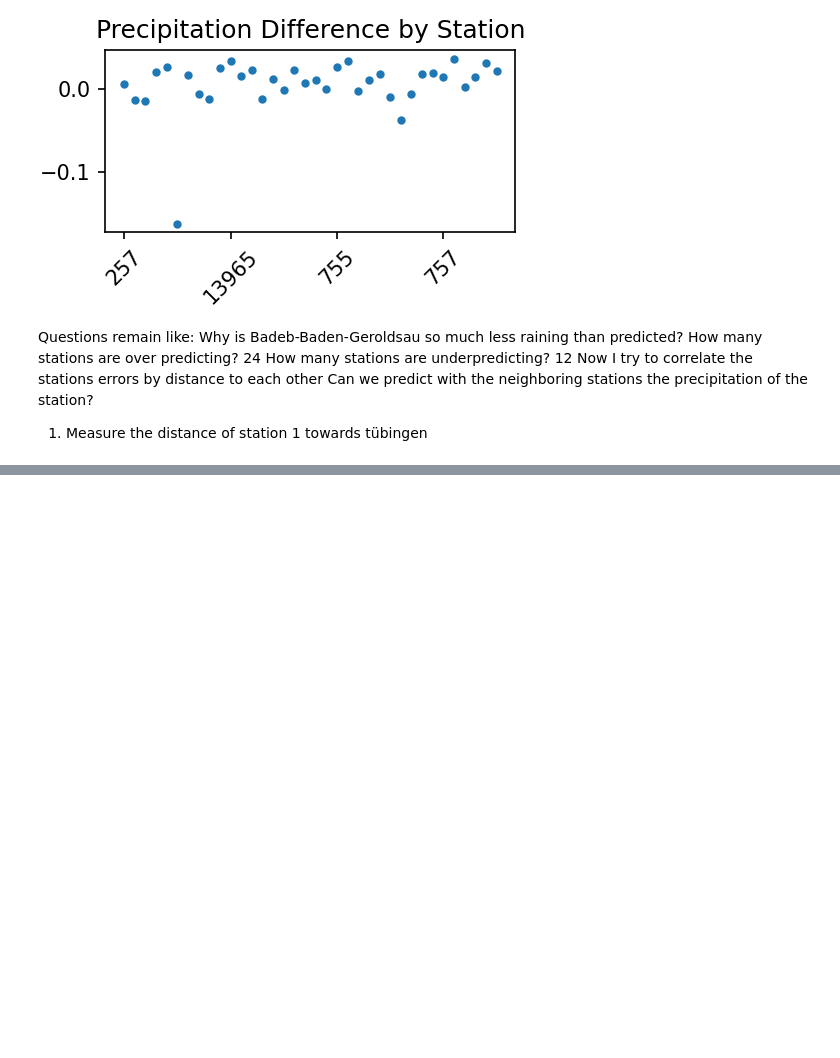
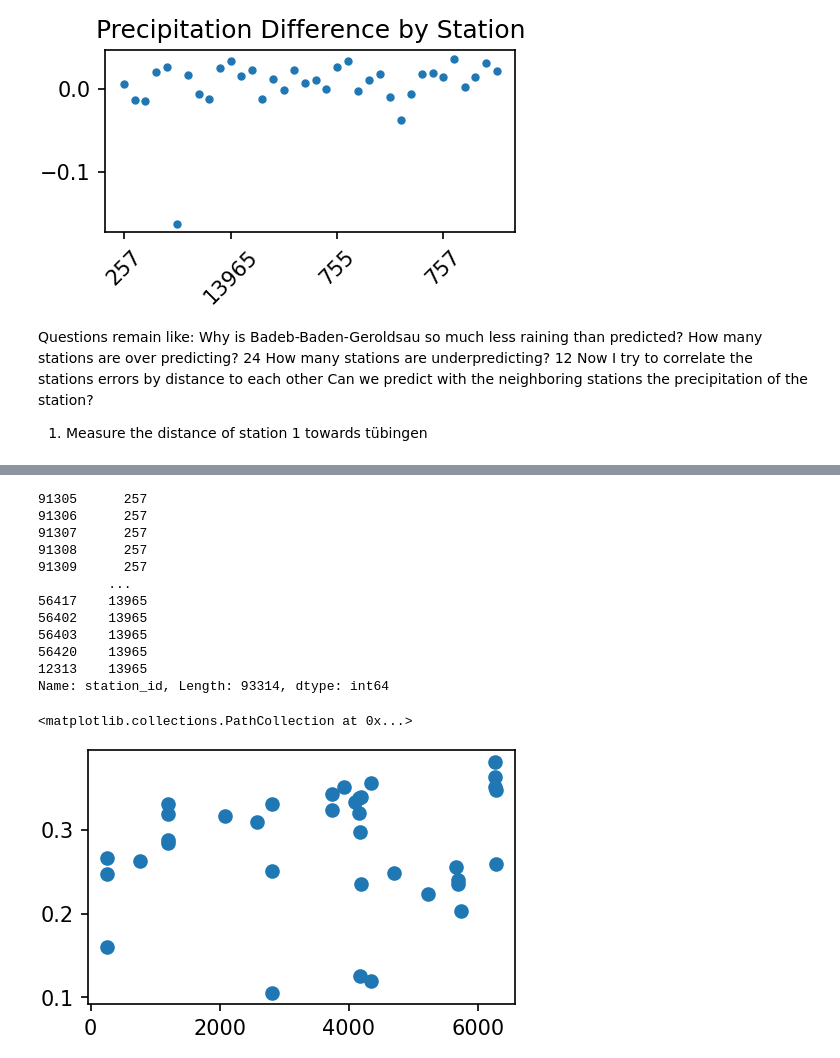
Before and after one commit to RobinU434/DataLiteracy, a Jupyter notebook: studies/11_01_24_LD_fig_BaWu_stations.ipynb, the cells around one changed output, grey strips where cells are left out. Cells and saved outputs as stored; diff of their text form; code cells hidden in the pictures; blank space fills up the shorter version.

```diff
--- a/studies/11_01_24_LD_fig_BaWu_stations.ipynb
+++ b/studies/11_01_24_LD_fig_BaWu_stations.ipynb
@@ -334,0 +324,30 @@ NameError: name 'sorted_by_precipitation_m1' is not defined
+# %%
+#Accuracy
+#Threshold difference> 0.002 mm/m^2
+error_by_station_model_1_sorted = merge1.sort_values("station_id")
+# %%
+error_by_station_model_1_sorted["Accuracy_difference_greater_0.002"]= (error_by_station_model_1_sorted["precipitation_error"]>0.002).astype(int)
+error_by_station_model_1_sorted["Accuracy_difference_greater_0.002"] = error_by_station_model_1_sorted.groupby("station_id").mean()["Accuracy_difference_greater_0.002"]
+# %%
+
+print(error_by_station_model_1_sorted["station_id"])
+fig, ax = plt.subplots()
+ax.scatter(
+    error_by_station_model_1_sorted["station_id"],
+    error_by_station_model_1_sorted["Accuracy_difference_greater_0.002"]
+)
+# %% [output]
+91305      257
+91306      257
+91307      257
+91308      257
+91309      257
+         ...
+56417    13965
+56402    13965
+56403    13965
+56420    13965
+12313    13965
+Name: station_id, Length: 93314, dtype: int64
+<matplotlib.collections.PathCollection at 0x...>
+[figure, added]
```
Also changed, not shown: parts of 4 cells of this notebook.
